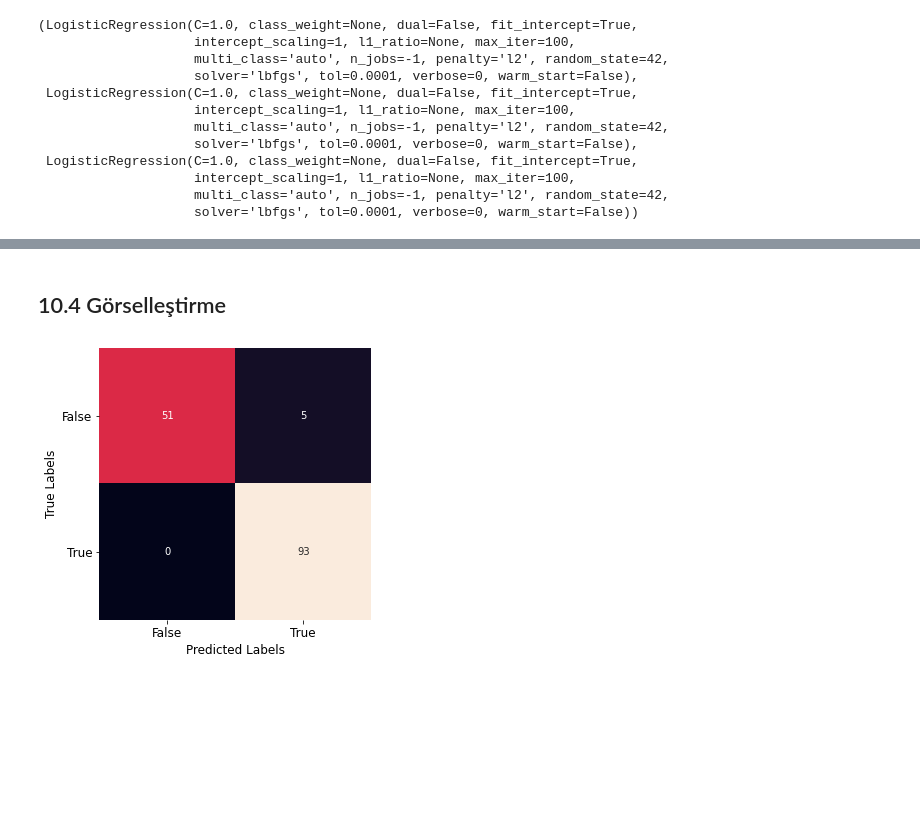
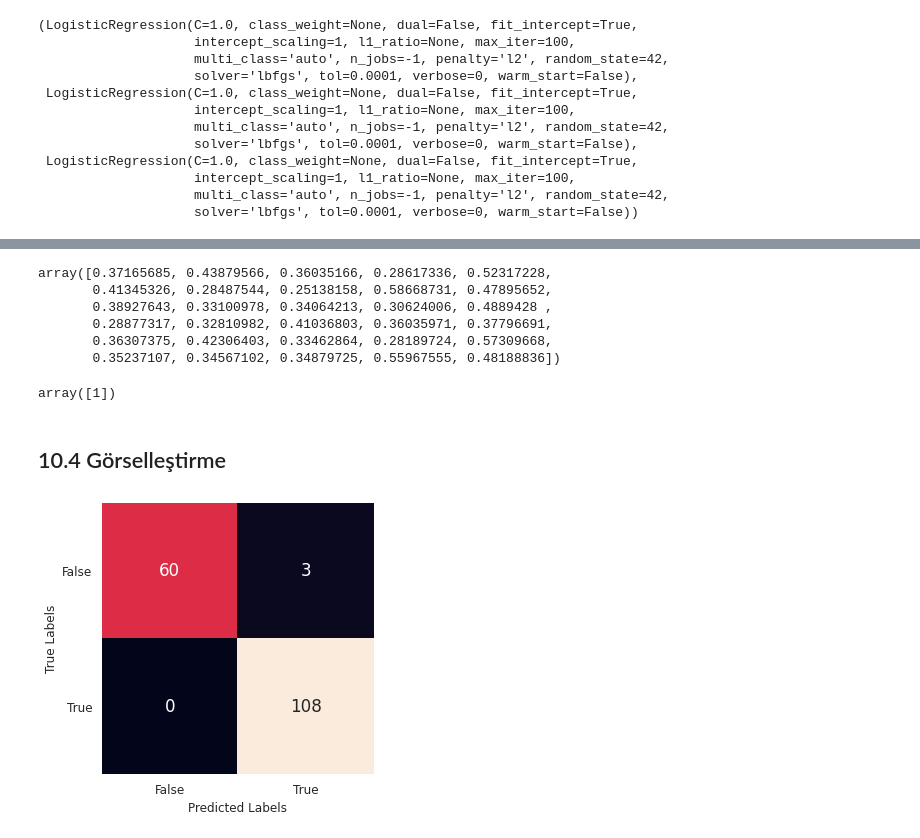
Before and after one commit to gaih/introduction-to-machine-learning, a Jupyter notebook: Day_3_Classification.ipynb, the cells around one changed output, grey strips where cells are left out. Cells and saved outputs as stored; diff of their text form; code cells hidden in the pictures; blank space fills up the shorter version.

```diff
--- a/Day_3_Classification.ipynb
+++ b/Day_3_Classification.ipynb
@@ -312,0 +266,3 @@ len(y_new)
+# %%
+columns = df.select_dtypes("float64").columns
+columns
@@ -312,0 +280,11 @@ len(y_new)
+# %%
+X_new = df.copy()
+for column in columns:
+  Q1 = df[column].quantile(0.25)
+  Q3 = df[column].quantile(0.75)
+  IQR = Q3 - Q1
+  filter = (X_new[column] >= Q1 - 1.5 * IQR) & (X_new[column] <= Q3 + 1.5 *IQR)
+  mean = X_new[column].loc[filter].mean()
+
+  if mean is not np.nan:
+    X_new.loc[~filter, column] = mean  # change outlier values with mean
@@ -336,7 +335,7 @@ array([[0.83424397, 0.38362684, 0.82273105, ..., 0.68863384, 0.3717064 ,
 from sklearn.model_selection import train_test_split, cross_validate
 from sklearn.linear_model import LogisticRegression
 # %%
-X_train, X_test, y_train, y_test = train_test_split(X_scaled,y_new, test_size=0.3, random_state=42)
+X_train, X_test, y_train, y_test = train_test_split(X_scaled,y, test_size=0.3, random_state=42)
 
 models = LogisticRegression(random_state=42, n_jobs=-1)
 cv = cross_validate(models,X_train,y_train, cv = 3, n_jobs=-1, return_estimator=True)
@@ -368,3 +381,23 @@ array([0.96551724, 0.93043478, 0.9826087 ])
+# %%
+X_test[0]
+# %% [output]
+array([0.37165685, 0.43879566, 0.36035166, 0.28617336, 0.52317228,
+       0.41345326, 0.28487544, 0.25138158, 0.58668731, 0.47895652,
+       0.38927643, 0.33100978, 0.34064213, 0.30624006, 0.4889428 ,
+       0.28877317, 0.32810982, 0.41036803, 0.36035971, 0.37796691,
+       0.36307375, 0.42306403, 0.33462864, 0.28189724, 0.57309668,
+       0.35237107, 0.34567102, 0.34879725, 0.55967555, 0.48188836])
+# %%
+custom_test = np.array([0.37165685, 0.43879566, 0.36035166, 0.28617336, 0.52317228,
+                        0.41345326, 0.28487544, 0.25138158, 0.58668731, 0.47895652,
+                        0.38927643, 0.33100978, 0.34064213, 0.30624006, 0.4889428 ,
+                        0.28877317, 0.32810982, 0.41036803, 0.36035971, 0.37796691,
+                        0.36307375, 0.42306403, 0.33462864, 0.28189724, 0.57309668,
+                        0.35237107, 0.34567102, 0.34879725, 0.55967555, 0.48188836]).reshape(1, -1)
+
+cv['estimator'][0].predict(custom_test)
+# %% [output]
+array([1])
 # %% [markdown]
 ## 10.4 Görselleştirme
 # %%
@@ -376,12 +409,12 @@ pred = cv["estimator"][0].predict(X_test)
 cm = confusion_matrix(y_test, pred)
 # %%
 plt.figure(figsize=(5, 5))
-ax = sns.heatmap(cm, square=True, annot=True, cbar=False)
-sns.set(font_scale=3.4)
+sns.set(font_scale=1.4)
+ax = sns.heatmap(cm, square=True, annot=True, cbar=False, fmt='d')
 ax.xaxis.set_ticklabels(["False","True"], fontsize = 12)
 ax.yaxis.set_ticklabels(["False","True"], fontsize = 12, rotation=0)
 ax.set_xlabel('Predicted Labels', fontsize = 12)
 ax.set_ylabel('True Labels', fontsize = 12)
 plt.show()
 # %% [output]
-[figure, old version]
+[figure, new version]
```
Also changed, not shown: parts of 16 cells of this notebook.
